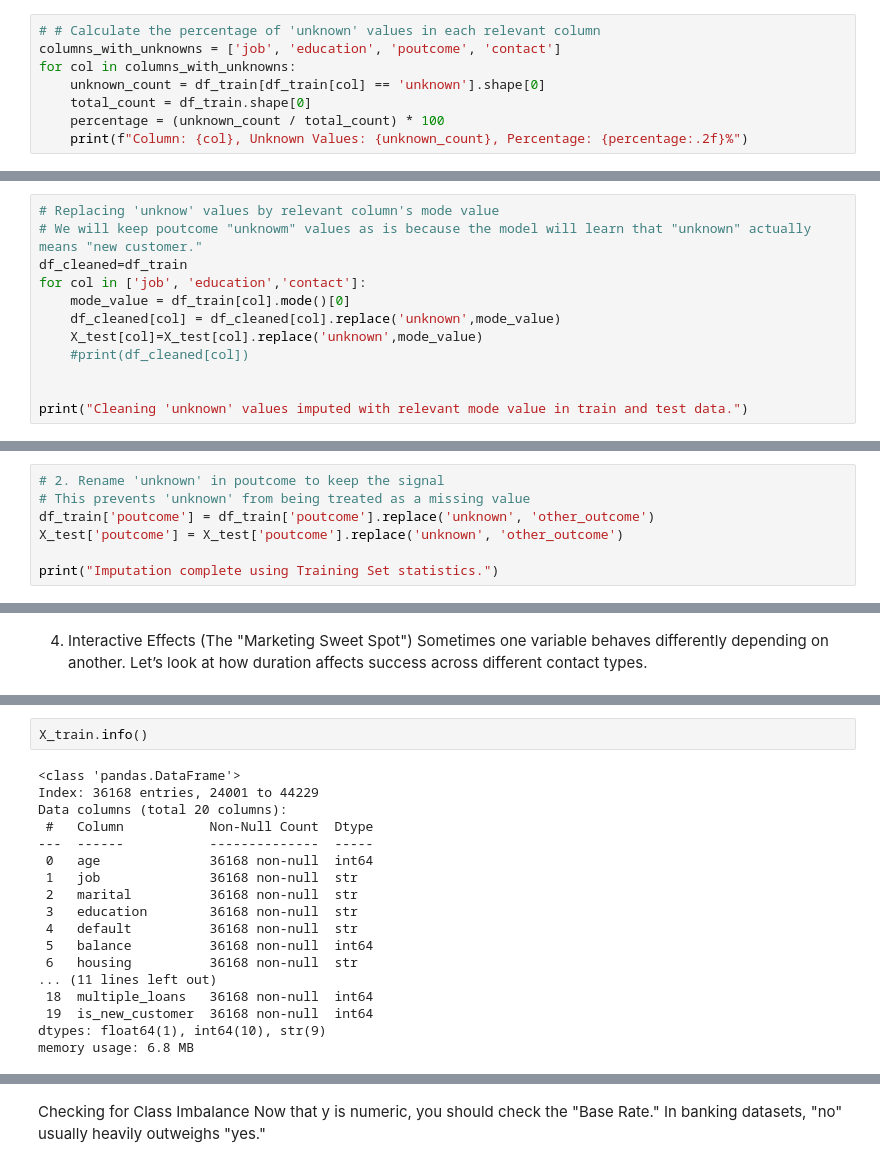
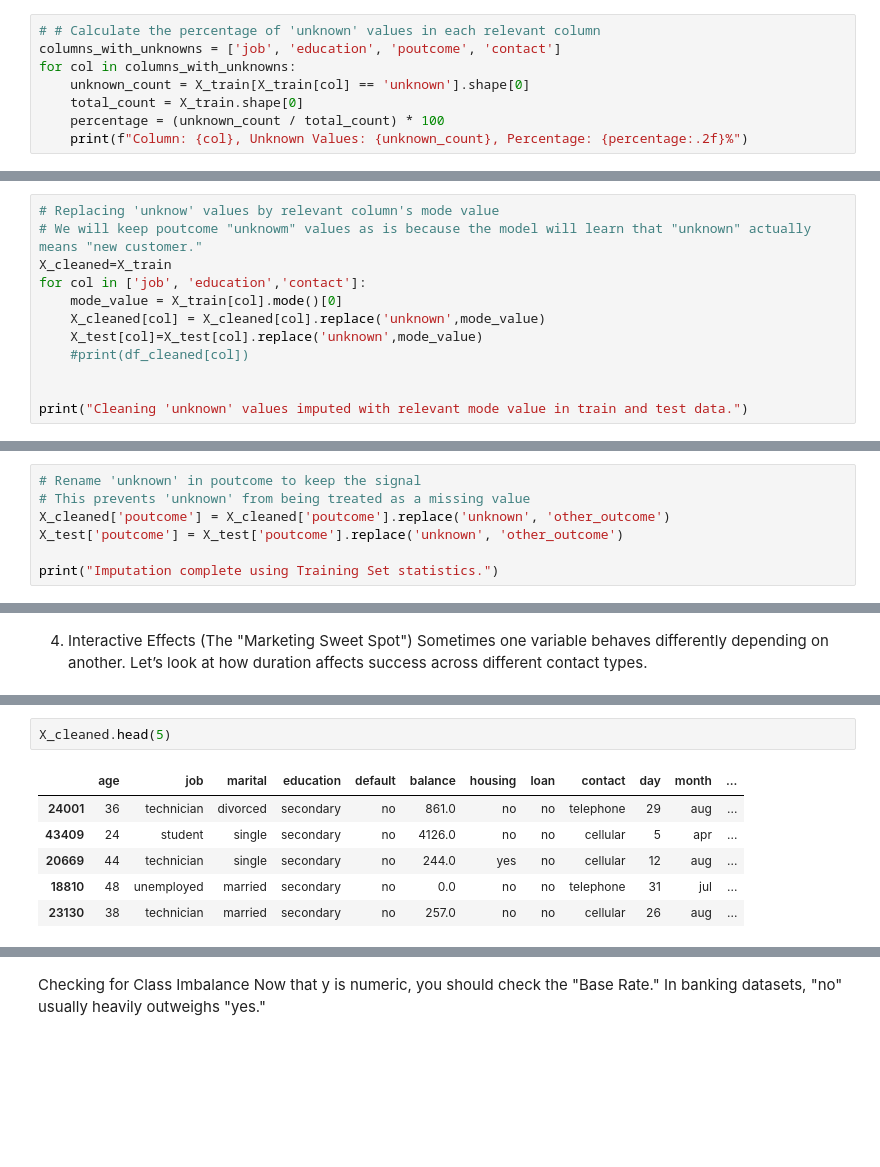
Before and after one commit to Jal247/bank-subscription-propensity-model, a Jupyter notebook: notebooks/03 data_splitting_Deep Cleaning_Detail_EDA_and_feature_engg.ipynb, the cells around one changed output, grey strips where cells are left out. Saved outputs shown, nothing was run; the diff lists cells and outputs as text; blank space fills up the shorter version.

```diff
--- a/notebooks/03 data_splitting_Deep Cleaning_Detail_EDA_and_feature_engg.ipynb
+++ b/notebooks/03 data_splitting_Deep Cleaning_Detail_EDA_and_feature_engg.ipynb
@@ -120,8 +107,8 @@ dtype: int64
 # # Calculate the percentage of 'unknown' values in each relevant column
 columns_with_unknowns = ['job', 'education', 'poutcome', 'contact']
 for col in columns_with_unknowns:
-    unknown_count = df_train[df_train[col] == 'unknown'].shape[0]
-    total_count = df_train.shape[0]
+    unknown_count = X_train[X_train[col] == 'unknown'].shape[0]
+    total_count = X_train.shape[0]
     percentage = (unknown_count / total_count) * 100
     print(f"Column: {col}, Unknown Values: {unknown_count}, Percentage: {percentage:.2f}%")
 # %% [output]
@@ -211,10 +198,10 @@ mode value of education:  secondary
 # %%
 # Replacing 'unknow' values by relevant column's mode value
 # We will keep poutcome "unknowm" values as is because the model will learn that "unknown" actually means "new customer."
-df_cleaned=df_train
+X_cleaned=X_train
 for col in ['job', 'education','contact']:
-    mode_value = df_train[col].mode()[0]
-    df_cleaned[col] = df_cleaned[col].replace('unknown',mode_value)
+    mode_value = X_train[col].mode()[0]
+    X_cleaned[col] = X_cleaned[col].replace('unknown',mode_value)
     X_test[col]=X_test[col].replace('unknown',mode_value)
     #print(df_cleaned[col])
 
@@ -223,9 +210,9 @@ print("Cleaning 'unknown' values imputed with relevant mode value in train and t
 # %% [output]
 Cleaning 'unknown' values imputed with relevant mode value in train and test data.
 # %%
-# 2. Rename 'unknown' in poutcome to keep the signal
+# Rename 'unknown' in poutcome to keep the signal
 # This prevents 'unknown' from being treated as a missing value
-df_train['poutcome'] = df_train['poutcome'].replace('unknown', 'other_outcome')
+X_cleaned['poutcome'] = X_cleaned['poutcome'].replace('unknown', 'other_outcome')
 X_test['poutcome'] = X_test['poutcome'].replace('unknown', 'other_outcome')
 
 print("Imputation complete using Training Set statistics.")
@@ -691,21 +522,10 @@ memory usage: 7.4 MB
-# %%
-X_train.info()
-# %% [output]
-<class 'pandas.DataFrame'>
-Index: 36168 entries, 24001 to 44229
-Data columns (total 20 columns):
- #   Column           Non-Null Count  Dtype
----  ------           --------------  -----
- 0   age              36168 non-null  int64
- 1   job              36168 non-null  str
- 2   marital          36168 non-null  str
- 3   education        36168 non-null  str
- 4   default          36168 non-null  str
- 5   balance          36168 non-null  int64
- 6   housing          36168 non-null  str
-... (11 lines left out)
- 18  multiple_loans   36168 non-null  int64
- 19  is_new_customer  36168 non-null  int64
-dtypes: float64(1), int64(10), str(9)
-memory usage: 6.8 MB
+# %%
+X_cleaned.head(5)
+# %% [output]
+|  | age | job | marital | education | default | balance | housing | loan | contact | day | month | ... |
+| 24001 | 36 | technician | divorced | secondary | no | 861.0 | no | no | telephone | 29 | aug | ... |
+| 43409 | 24 | student | single | secondary | no | 4126.0 | no | no | cellular | 5 | apr | ... |
+| 20669 | 44 | technician | single | secondary | no | 244.0 | yes | no | cellular | 12 | aug | ... |
+| 18810 | 48 | unemployed | married | secondary | no | 0.0 | no | no | telephone | 31 | jul | ... |
+| 23130 | 38 | technician | married | secondary | no | 257.0 | no | no | cellular | 26 | aug | ... |
 # %% [markdown]
```
Also changed, not shown: parts of 61 cells of this notebook, 9 other files.
